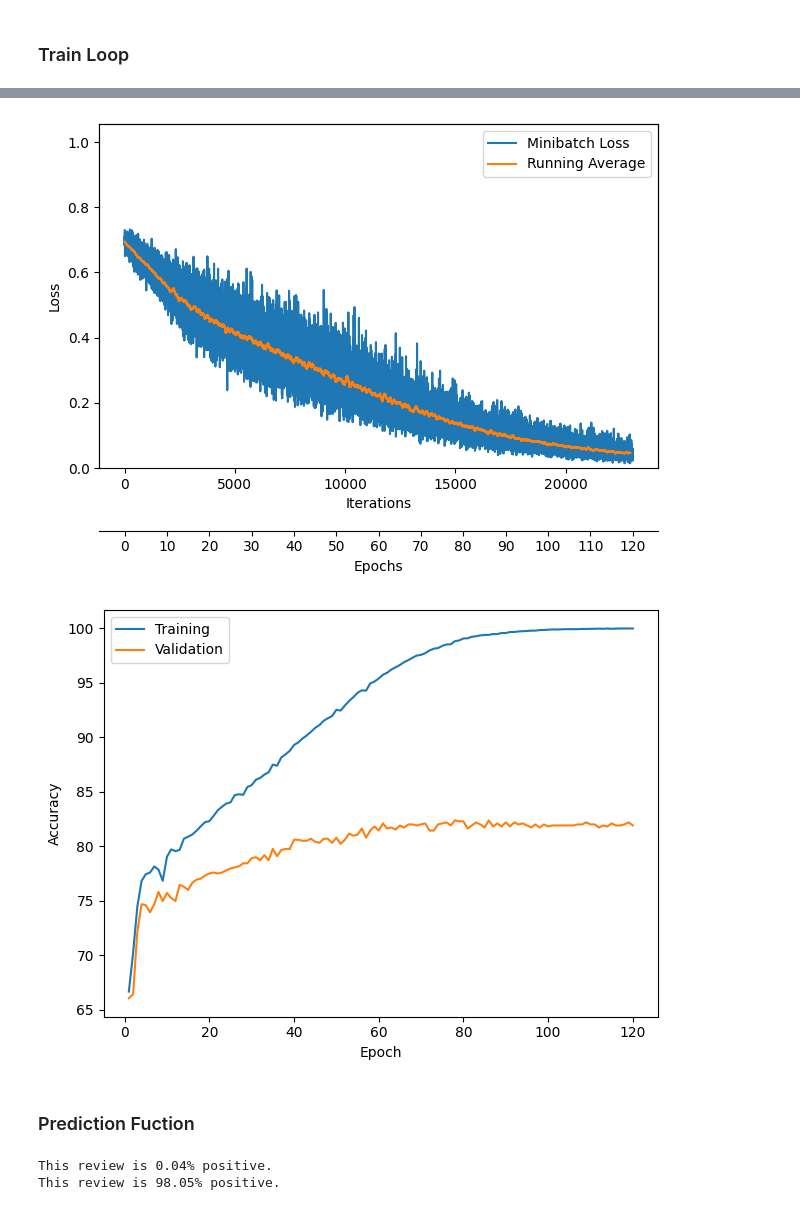
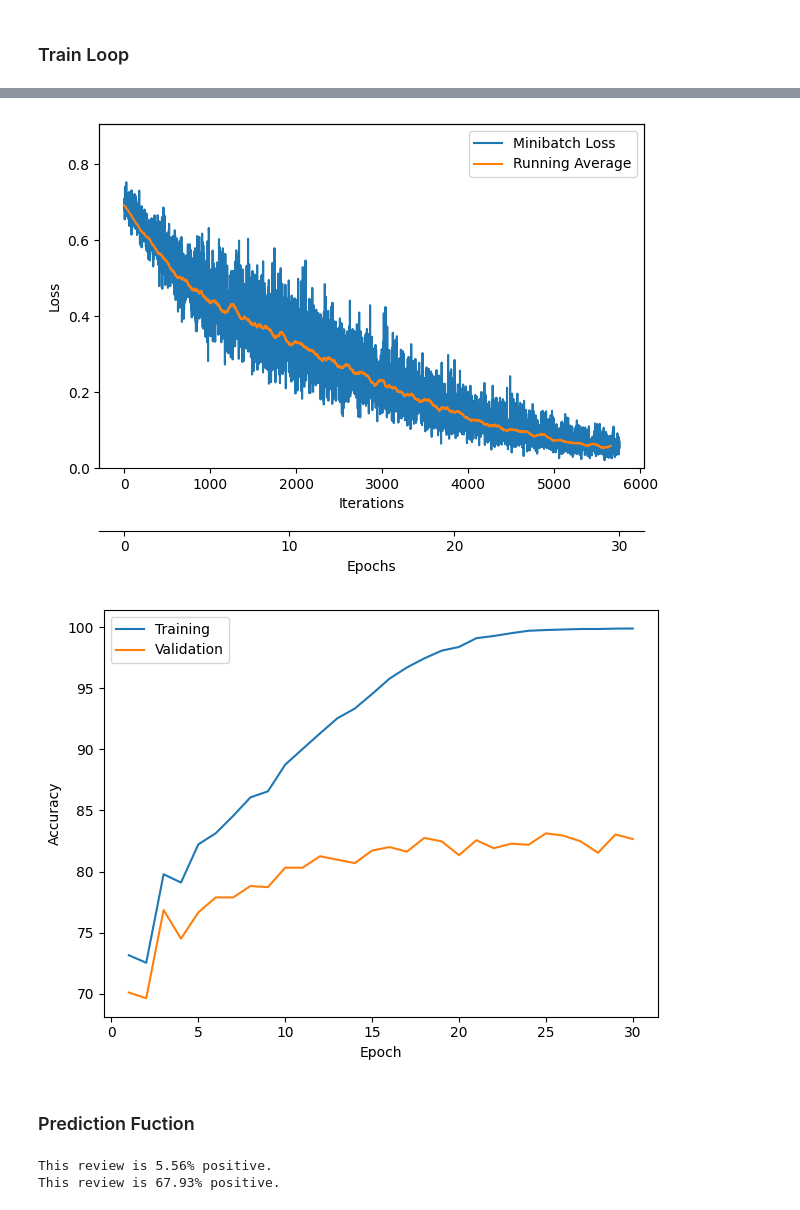
Before and after one commit to schladt/GIMC, a Jupyter notebook: classifier/cnn-example.ipynb, the cells around one changed output, grey strips where cells are left out. Saved outputs shown, nothing was run; the diff lists cells and outputs as text; code cells hidden in the pictures.

Commit message:
cleaning up model data

```diff
--- a/classifier/cnn-example.ipynb
+++ b/classifier/cnn-example.ipynb
@@ -38,7 +39,10 @@ from models.cnn_nlp import CNN_NLP
 # %% [markdown]
 ### Settings
 # %%
-DATA_DIR = "data/"
+with open ('../settings.json') as f:
+    settings = json.load(f)
+
+DATA_DIR = os.path.join(settings['data_path'], 'classifier')
 os.makedirs(DATA_DIR, exist_ok=True)
 CHECKPOINT_DIR = os.path.join(DATA_DIR, "model_data")
 os.makedirs(CHECKPOINT_DIR, exist_ok=True)
@@ -267,8 +271,8 @@ def initilize_model(pretrained_embedding=None,
                     freeze_embedding=False,
                     vocab_size=None,
                     embed_dim=300,
-                    filter_sizes=[3, 4, 5, 6, 7],
-                    num_filters=[1000, 1000, 1000, 1000, 1000],
+                    filter_sizes=[3, 4, 5],
+                    num_filters=[1000, 1000, 1000],
                     num_classes=2,
                     dropout=0.5,
                     learning_rate=0.01):
@@ -302,8 +306,8 @@ def initilize_model(pretrained_embedding=None,
 from utils.train import train_model
 from utils.plot import plot_accuracy, plot_training_loss
 
-LEARNING_RATE = 0.01
-NUM_EPOCHS = 120
+LEARNING_RATE = 0.05
+NUM_EPOCHS = 30
 model, optimizer = initilize_model(pretrained_embedding=embeddings,
                                             freeze_embedding=False,
                                             learning_rate=LEARNING_RATE,
@@ -350,5 +339,5 @@ Total Training Time: 0.62 min
-[figure, old version]
+[figure, new version]
-[figure, old version]
+[figure, new version]
 # %% [markdown]
 ### Prediction Fuction
 # %%
@@ -375,5 +364,5 @@ def predict(text, model=model.to("cpu"), max_len=62):
 predict("This movie is terrible but I did laugh a few time.")
 predict("This movie is great but I was a bit confused in the second act. Great performances though. Overall, I enjoyed it, kinda.")
 # %% [output]
-This review is 0.04% positive.
-This review is 98.05% positive.
+This review is 5.56% positive.
+This review is 67.93% positive.
```
Also changed, not shown: parts of 2 cells of this notebook, 16 other files.
